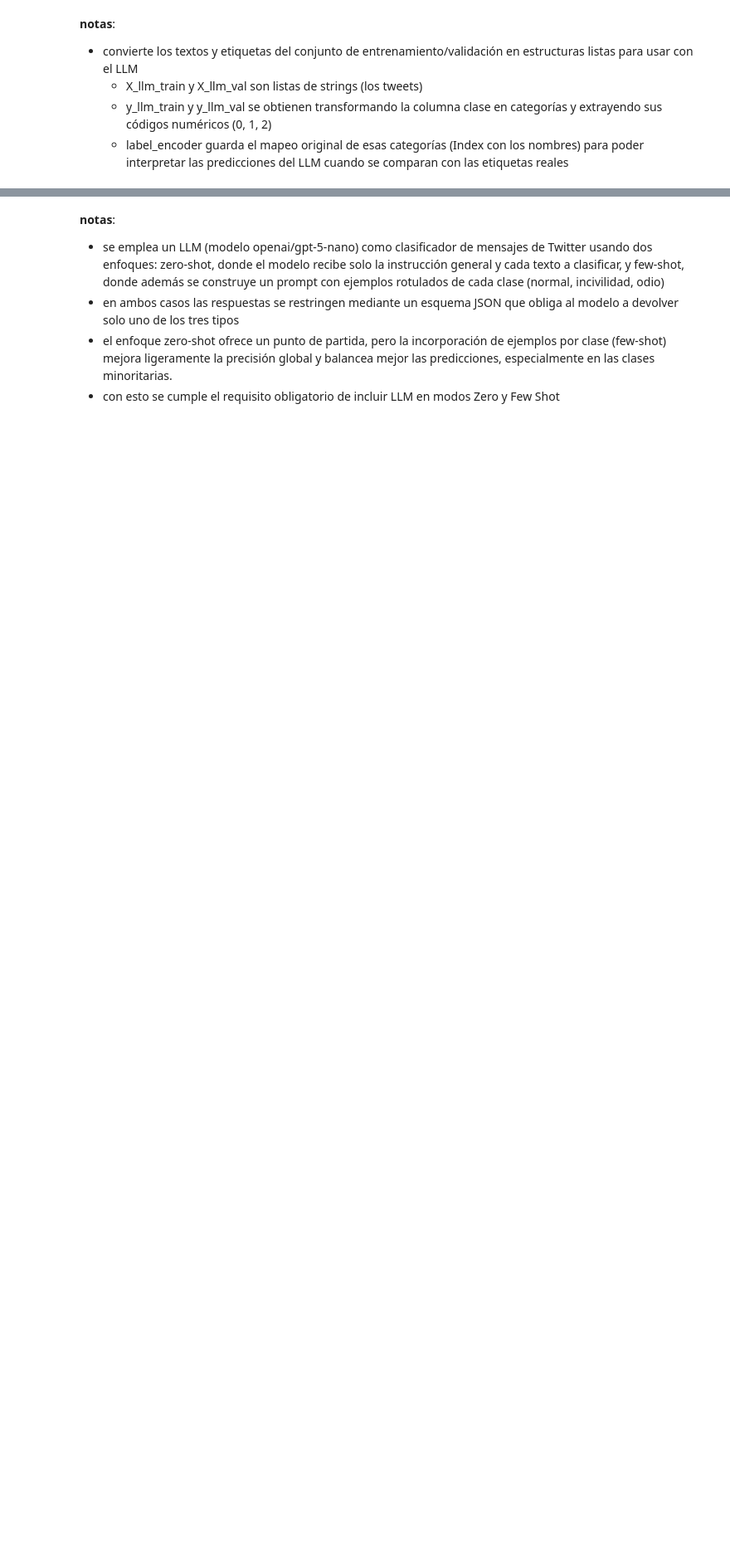
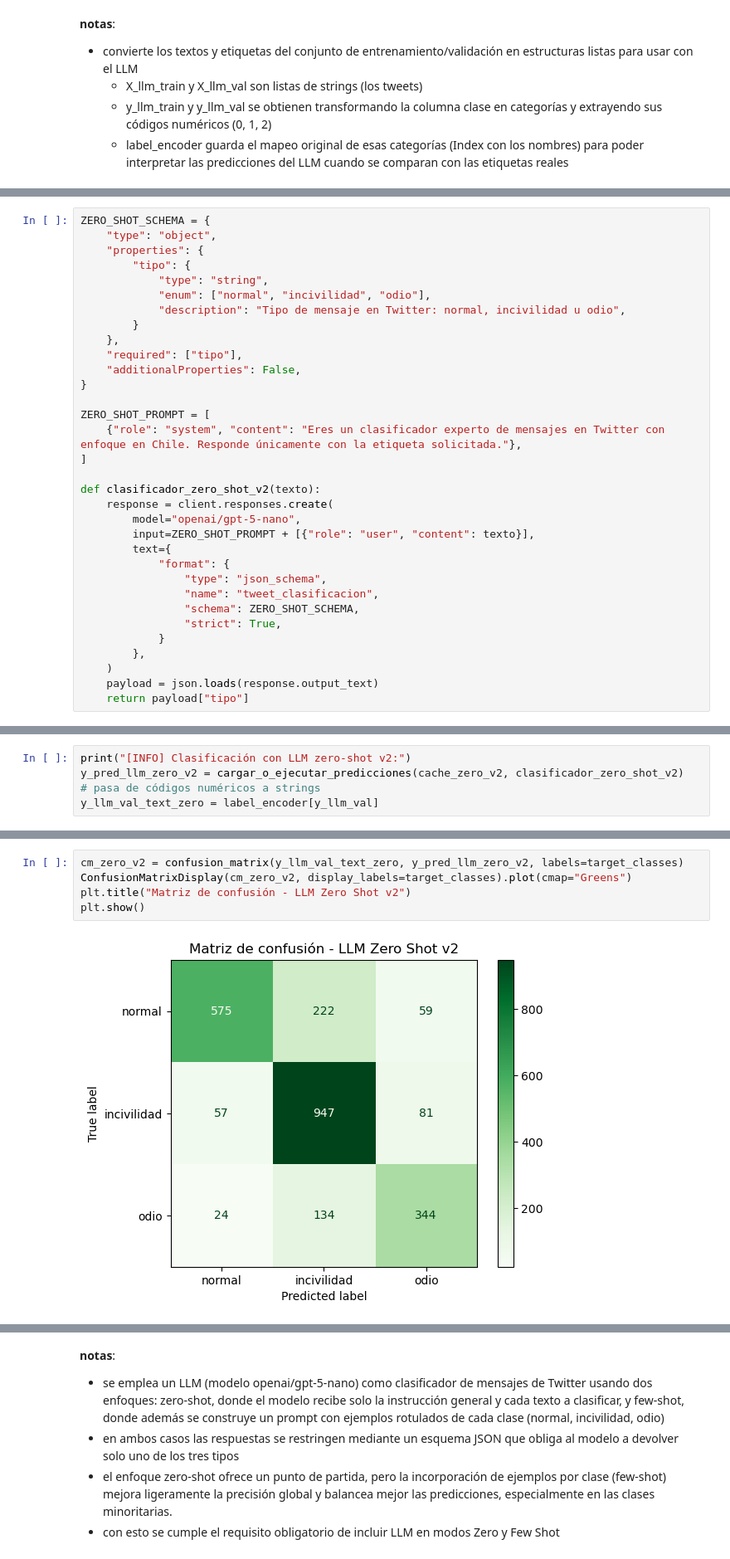
Before and after one commit to mborquezb/nlp-text-representations-and-supervised-models, a Jupyter notebook: mbb-cc66q-1-assignment-2.ipynb, the cells around one changed output, grey strips where cells are left out. Shown at 83% size. Drawn from its saved outputs; the diff is of its cells as text; blank space fills up the shorter version.

```diff
--- a/mbb-cc66q-1-assignment-2.ipynb
+++ b/mbb-cc66q-1-assignment-2.ipynb
@@ -2396,0 +2386,33 @@ plt.show()
+# %%
+ZERO_SHOT_SCHEMA = {
+    "type": "object",
+    "properties": {
+        "tipo": {
+            "type": "string",
+            "enum": ["normal", "incivilidad", "odio"],
+            "description": "Tipo de mensaje en Twitter: normal, incivilidad u odio",
+        }
+    },
+    "required": ["tipo"],
+    "additionalProperties": False,
+}
+
+ZERO_SHOT_PROMPT = [
+    {"role": "system", "content": "Eres un clasificador experto de mensajes en Twitter con enfoque en Chile. Responde únicamente con la etiqueta solicitada."},
+]
+
+def clasificador_zero_shot_v2(texto):
+    response = client.responses.create(
+        model="openai/gpt-5-nano",
+        input=ZERO_SHOT_PROMPT + [{"role": "user", "content": texto}],
+        text={
+            "format": {
+                "type": "json_schema",
+                "name": "tweet_clasificacion",
+                "schema": ZERO_SHOT_SCHEMA,
+                "strict": True,
+            }
+        },
+    )
+    payload = json.loads(response.output_text)
+    return payload["tipo"]
@@ -2396,0 +2551,5 @@ plt.show()
+# %%
+print("[INFO] Clasificación con LLM zero-shot v2:")
+y_pred_llm_zero_v2 = cargar_o_ejecutar_predicciones(cache_zero_v2, clasificador_zero_shot_v2)
+# pasa de códigos numéricos a strings
+y_llm_val_text_zero = label_encoder[y_llm_val]
@@ -2396,0 +2590,7 @@ plt.show()
+# %%
+cm_zero_v2 = confusion_matrix(y_llm_val_text_zero, y_pred_llm_zero_v2, labels=target_classes)
+ConfusionMatrixDisplay(cm_zero_v2, display_labels=target_classes).plot(cmap="Greens")
+plt.title("Matriz de confusión - LLM Zero Shot v2")
+plt.show()
+# %% [output]
+[figure, added]
```
Also changed, not shown: parts of 89 cells of this notebook, 33 other files.
